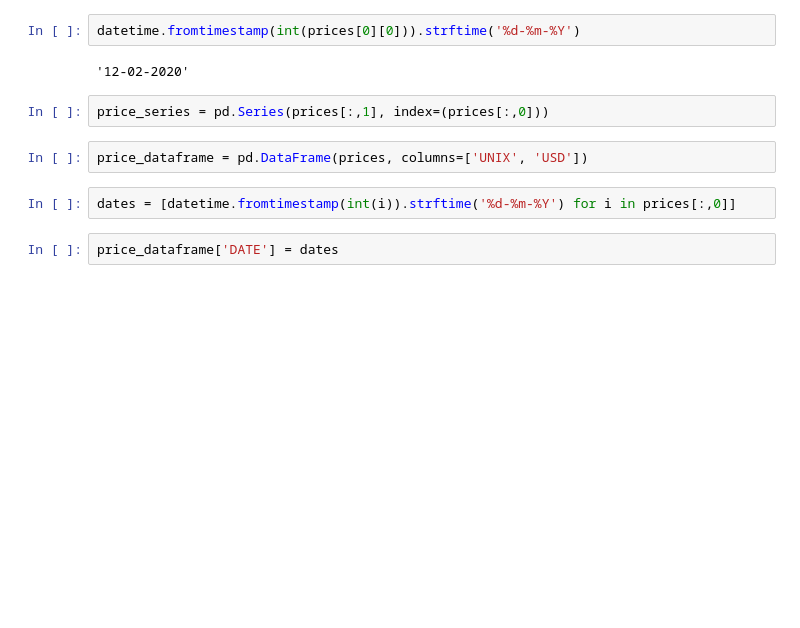
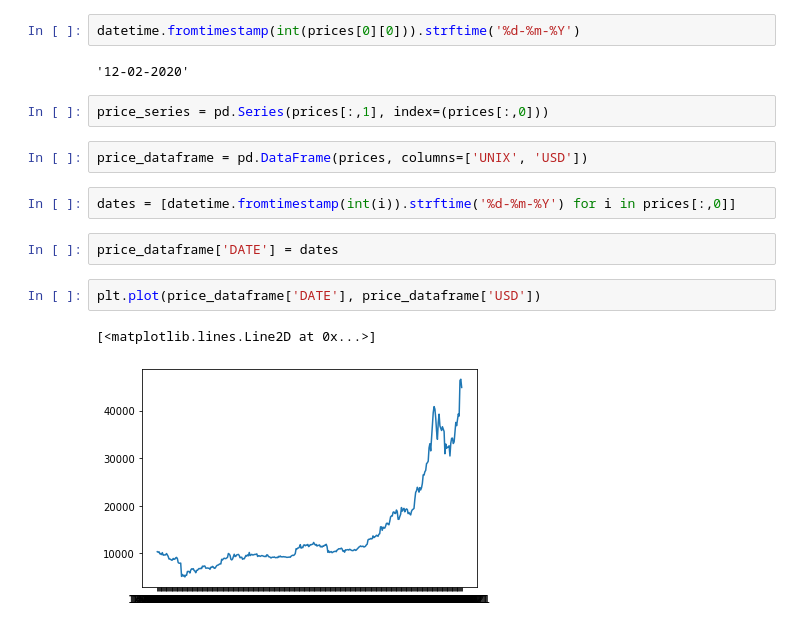
Before and after one commit to rvcarrera/crypto_prices, a Jupyter notebook: btc_prices.ipynb, the cells around one changed output. Drawn from its saved outputs; the diff is of its cells as text; blank space fills up the shorter version.

Commit message:
plots

```diff
--- a/btc_prices.ipynb
+++ b/btc_prices.ipynb
@@ -29,3 +30,8 @@ price_dataframe = pd.DataFrame(prices, columns=['UNIX', 'USD'])
 dates = [datetime.fromtimestamp(int(i)).strftime('%d-%m-%Y') for i in prices[:,0]]
 # %%
 price_dataframe['DATE'] = dates
+# %%
+plt.plot(price_dataframe['DATE'], price_dataframe['USD'])
+# %% [output]
+[<matplotlib.lines.Line2D at 0x...>]
+[figure, added]
```
Also changed, not shown: parts of 1 cell of this notebook.
